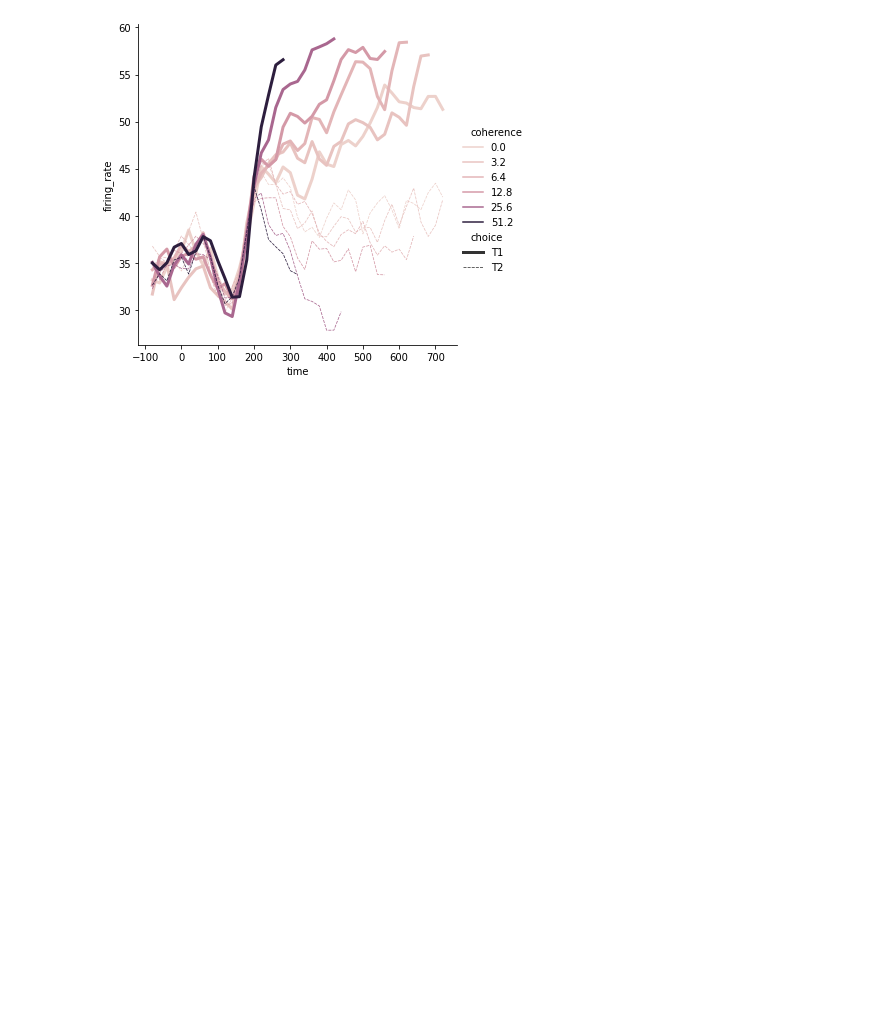
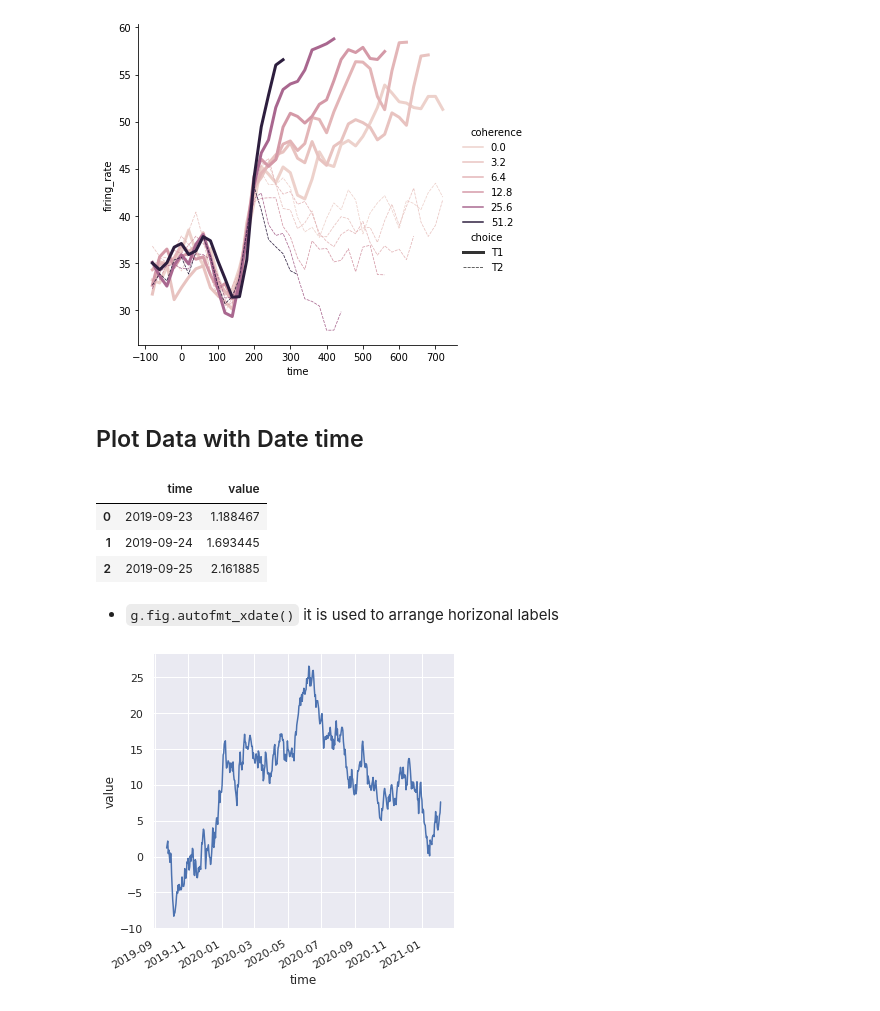
Before and after one commit to lakshit2808/ML-Tool-Kit, a Jupyter notebook: Data_Visualization/Seaborn/seaborn.ipynb, the cells around one changed output. Cells and saved outputs as stored; diff of their text form; code cells hidden in the pictures; blank space fills up the shorter version.

```diff
--- a/Data_Visualization/Seaborn/seaborn.ipynb
+++ b/Data_Visualization/Seaborn/seaborn.ipynb
@@ -165,3 +168,20 @@ sns.relplot(x ='time', y = 'firing_rate', data = df, kind = 'line', hue = 'coher
 # %% [output]
 <seaborn.axisgrid.FacetGrid at 0x...>
 [figure]
+# %% [markdown]
+## Plot Data with Date time
+# %%
+df = pd.DataFrame(dict(time = pd.date_range('2019-09-23', periods=500), value = np.random.randn(500).cumsum()))
+df.head(3)
+# %% [output]
+|  | time | value |
+| 0 | 2019-09-23 | 1.188467 |
+| 1 | 2019-09-24 | 1.693445 |
+| 2 | 2019-09-25 | 2.161885 |
+# %% [markdown]
+- `g.fig.autofmt_xdate()` it is used to arrange horizonal labels
+# %%
+g = sns.relplot(x = 'time', y = 'value', kind = 'line', data = df)
+g.fig.autofmt_xdate()
+# %% [output]
+[figure, added]
```
Also changed, not shown: parts of 39 cells of this notebook.
